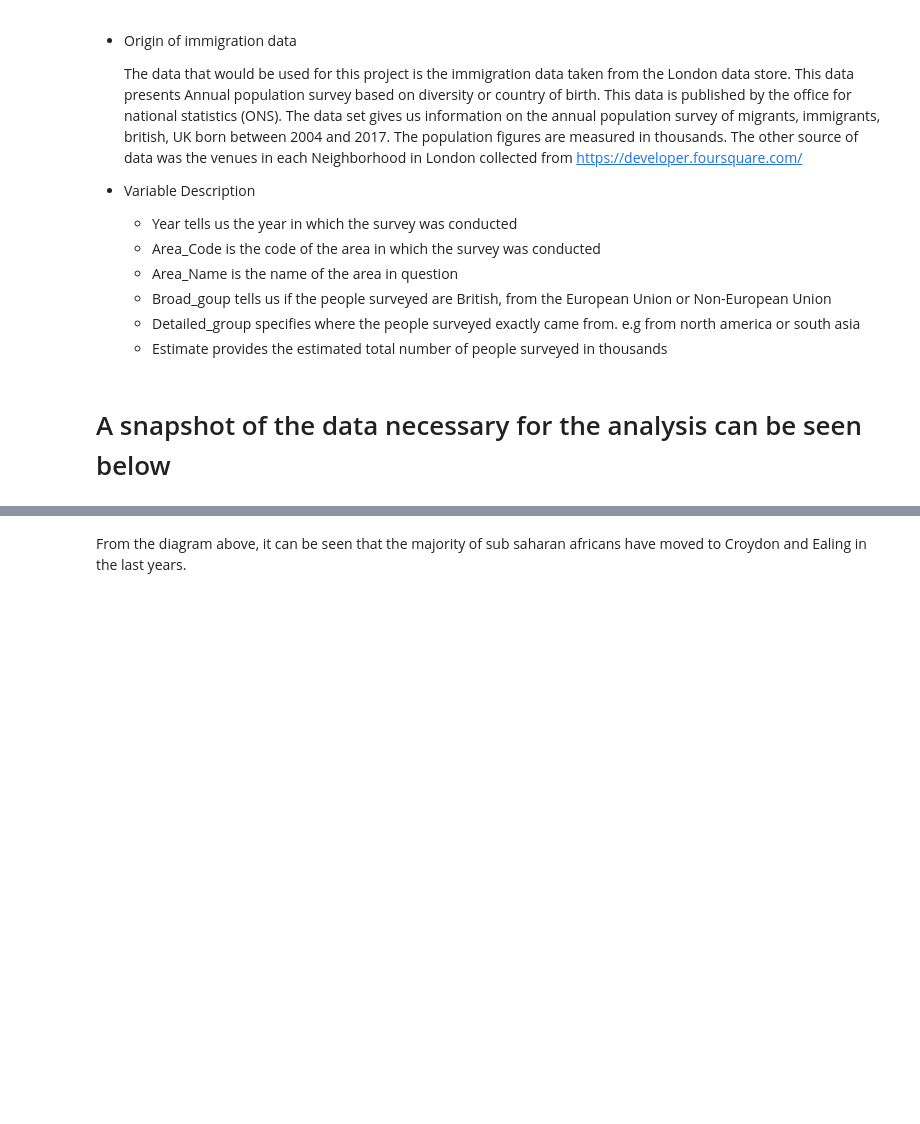
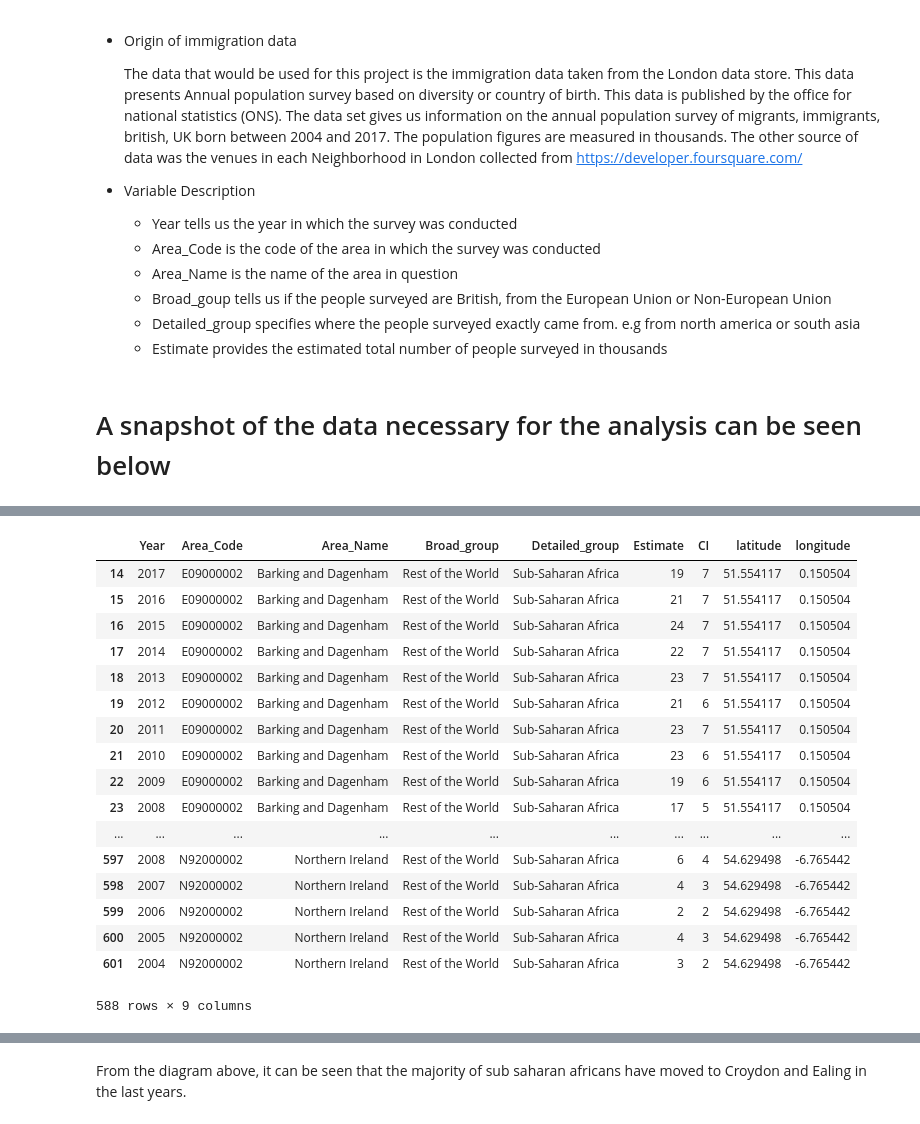
Before and after one commit to ndzelenla/coursera_capstone_project, a Jupyter notebook: Battle of Neighborhoods Part 1.ipynb, the cells around one changed output, grey strips where cells are left out. Cells and saved outputs as stored; diff of their text form; code cells hidden in the pictures; blank space fills up the shorter version.

```diff
--- a/Battle of Neighborhoods Part 1.ipynb
+++ b/Battle of Neighborhoods Part 1.ipynb
@@ -39,0 +113,47 @@
+# %%
+Area=New_ssa['Area_Name'].unique()
+Lat_Long=[]
+for x in Area:
+    i=0
+    address=x
+    geolocator = Nominatim(user_agent="ny_explorer")
+    location = geolocator.geocode(address)
+    latitude = location.latitude
+    longitude = location.longitude
+    Lat_Long[:i]=[{'Area_Name':x, 'latitude':latitude,'longitude':longitude}]
+    i=+1
+
+
+# From the results above, we can see that some areas are showing some outliers and i will remove them here
+dropcol = ['England','United Kingdom','London','Inner London','Outer London','South East']
+New_ssa = ssa[~ssa.Area_Name.isin(dropcol)]
+New_ssa
+### Change the latitudes and longitudes into a dataframe
+Lat_Long=pd.DataFrame(Lat_Long)
+
+## Merge the sub-saharan data with the latitudes and longitudes while removing undesired estimate values
+London_boro=pd.merge(New_ssa,Lat_Long, on=['Area_Name'])
+London_boro=London_boro[~London_boro.Estimate.str.contains(':')]
+London_boro=London_boro[~London_boro.Estimate.str.contains('z')]
+London_boro=London_boro[~London_boro.Estimate.str.contains('c')]
+London_boro = London_boro[~London_boro['Estimate'].isin(['.'])]
+London_boro
+# %% [output]
+|  | Year | Area_Code | Area_Name | Broad_group | Detailed_group | Estimate | CI | latitude | longitude |
+| 14 | 2017 | E09000002 | Barking and Dagenham | Rest of the World | Sub-Saharan Africa | 19 | 7 | 51.554117 | 0.150504 |
+| 15 | 2016 | E09000002 | Barking and Dagenham | Rest of the World | Sub-Saharan Africa | 21 | 7 | 51.554117 | 0.150504 |
+| 16 | 2015 | E09000002 | Barking and Dagenham | Rest of the World | Sub-Saharan Africa | 24 | 7 | 51.554117 | 0.150504 |
+| 17 | 2014 | E09000002 | Barking and Dagenham | Rest of the World | Sub-Saharan Africa | 22 | 7 | 51.554117 | 0.150504 |
+| 18 | 2013 | E09000002 | Barking and Dagenham | Rest of the World | Sub-Saharan Africa | 23 | 7 | 51.554117 | 0.150504 |
+| 19 | 2012 | E09000002 | Barking and Dagenham | Rest of the World | Sub-Saharan Africa | 21 | 6 | 51.554117 | 0.150504 |
+| 20 | 2011 | E09000002 | Barking and Dagenham | Rest of the World | Sub-Saharan Africa | 23 | 7 | 51.554117 | 0.150504 |
+| 21 | 2010 | E09000002 | Barking and Dagenham | Rest of the World | Sub-Saharan Africa | 23 | 6 | 51.554117 | 0.150504 |
+| 22 | 2009 | E09000002 | Barking and Dagenham | Rest of the World | Sub-Saharan Africa | 19 | 6 | 51.554117 | 0.150504 |
+| 23 | 2008 | E09000002 | Barking and Dagenham | Rest of the World | Sub-Saharan Africa | 17 | 5 | 51.554117 | 0.150504 |
+| ... | ... | ... | ... | ... | ... | ... | ... | ... | ... |
+| 597 | 2008 | N92000002 | Northern Ireland | Rest of the World | Sub-Saharan Africa | 6 | 4 | 54.629498 | -6.765442 |
+| 598 | 2007 | N92000002 | Northern Ireland | Rest of the World | Sub-Saharan Africa | 4 | 3 | 54.629498 | -6.765442 |
+| 599 | 2006 | N92000002 | Northern Ireland | Rest of the World | Sub-Saharan Africa | 2 | 2 | 54.629498 | -6.765442 |
+| 600 | 2005 | N92000002 | Northern Ireland | Rest of the World | Sub-Saharan Africa | 4 | 3 | 54.629498 | -6.765442 |
+| 601 | 2004 | N92000002 | Northern Ireland | Rest of the World | Sub-Saharan Africa | 3 | 2 | 54.629498 | -6.765442 |
+588 rows × 9 columns
```
Also changed, not shown: parts of 5 cells of this notebook.
